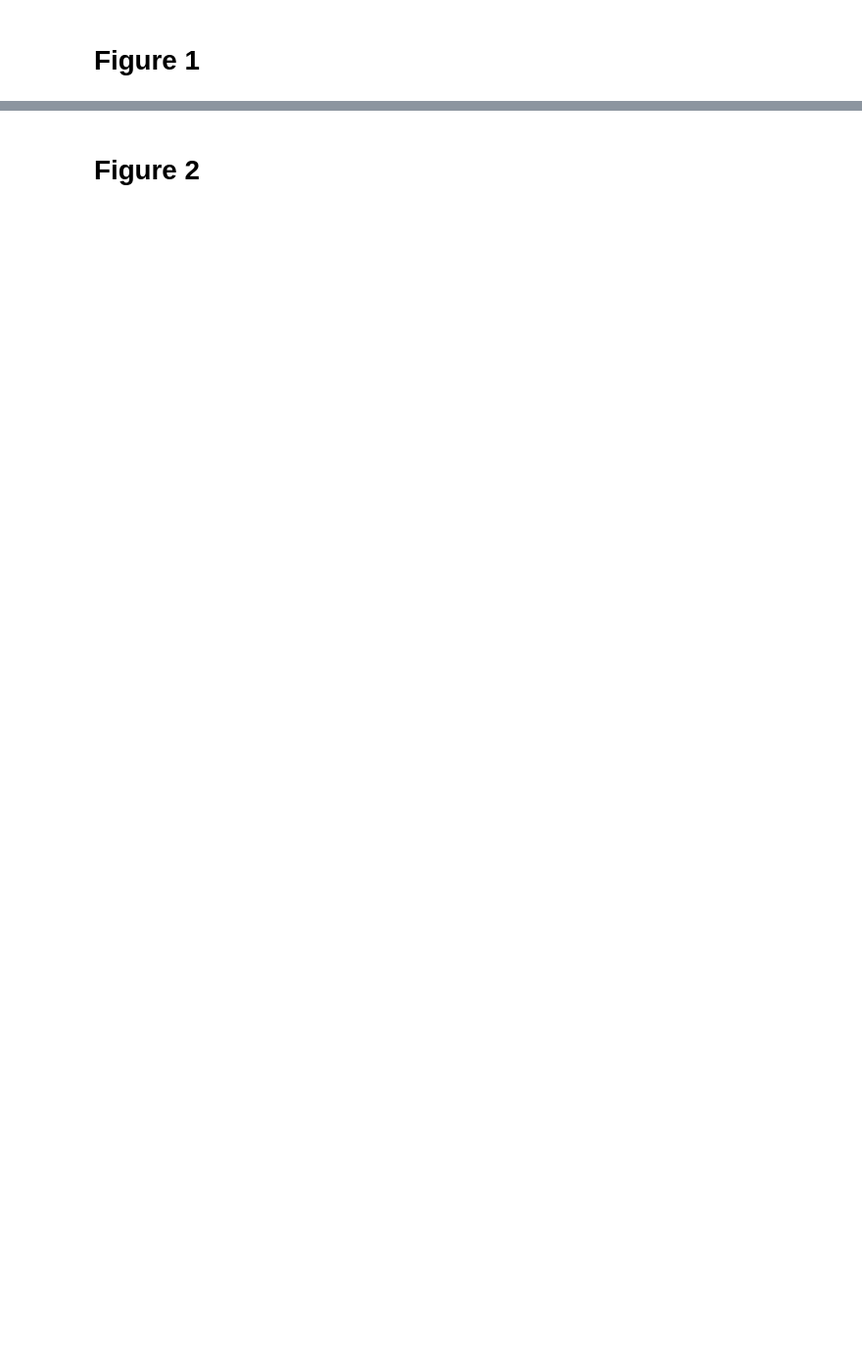
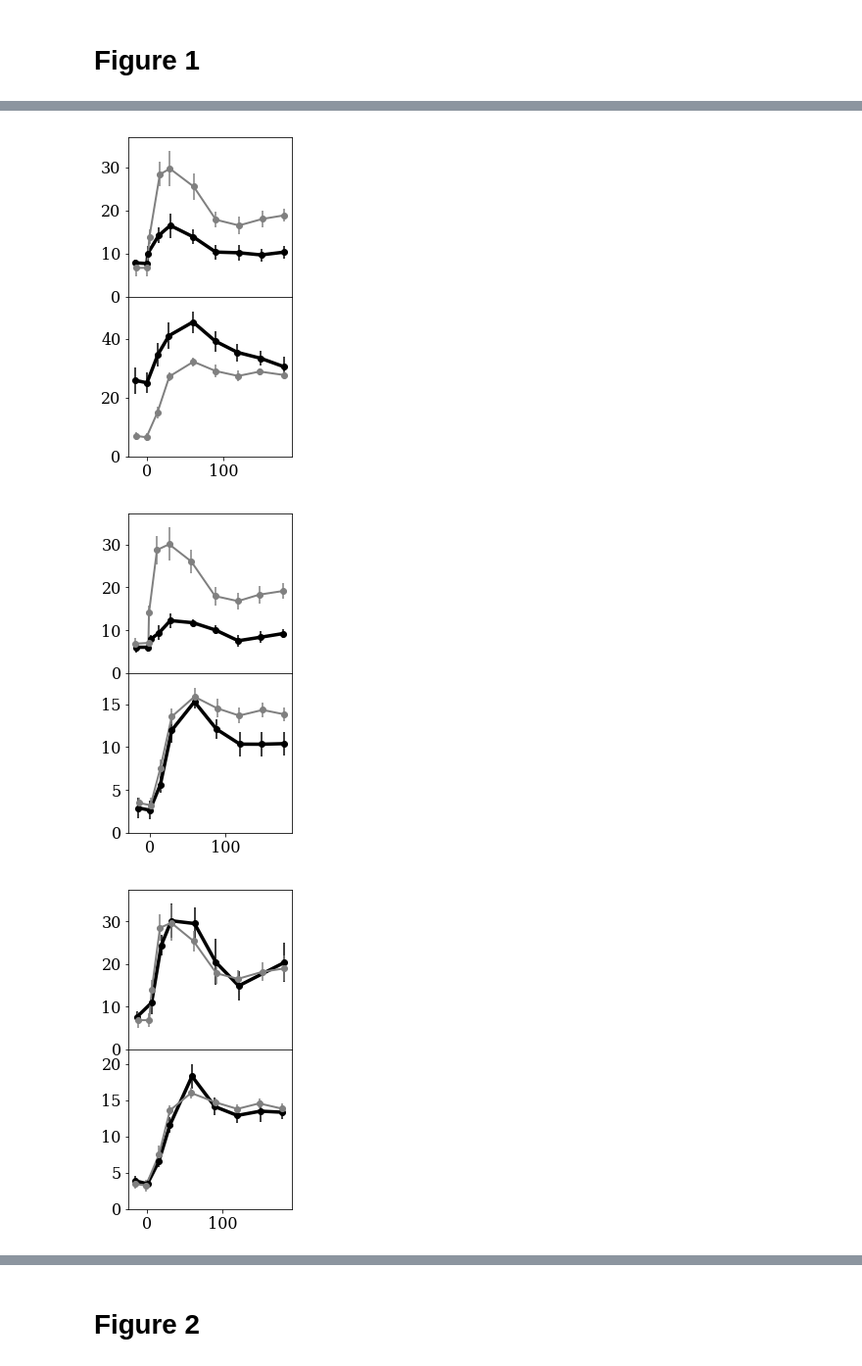
Before and after one commit to omerka-weizmann/hpa_dynamics, a Jupyter notebook: main.ipynb, the cells around one changed output, grey strips where cells are left out. Shown at 98% size. Drawn from its saved outputs; the diff is of its cells as text; code cells hidden in the pictures; blank space fills up the shorter version.

```diff
--- a/main.ipynb
+++ b/main.ipynb
@@ -80,38 +84,39 @@ plot_data((data_depr_ACTH,data_healthy_ACTH,data_meth_ACTH),
 # %%
 """
 Anorexia
 Data from:
 Abnormal Hypothalamic–Pituitary–Adrenal Function in Anorexia Nervosa
 https://www.ncbi.nlm.nih.gov/pubmed/3010109
 format (time, value, SE)
 """
 ACTH_anorexia_pretreatment = np.matrix([[-15.26, 7.83, 0.84], [-0.1, 7.67, 1.33], [0.99, 10.0, 1.83], [15.29, 14.17, 1.83], [30.53, 16.5, 2.83], [60.78, 13.83, 1.67], [89.99, 10.33, 1.67], [120.32, 10.17, 1.83], [149.63, 9.67, 1.5], [179.99, 10.33, 1.5]])
 ACTH_healthy_pretreatment = np.matrix([[-14.29, 6.67, 2.0], [-0.13, 6.67, 2.0], [3.14, 13.83, 1.67], [16.78, 28.33, 2.84], [29.97, 29.67, 4.0], [61.17, 25.5, 3.0], [90.24, 17.83, 1.84], [120.53, 16.5, 2.0], [150.92, 18.0, 1.83], [179.26, 18.83, 1.5]])
 cortisol_anorexia_pretreatment = np.matrix([[-15.23, 25.83, 4.5], [-0.09, 25.0, 3.5], [14.39, 34.67, 4.0], [28.76, 41.0, 4.5], [60.27, 45.67, 3.66], [89.38, 39.17, 3.5], [118.57, 35.33, 3.0], [148.84, 33.33, 2.5], [179.08, 30.5, 3.33]])
 cortisol_healthy_pretreatment = np.matrix([[-14.85, 7.0, 1.33], [-0.71, 6.5, 1.33], [13.73, 15.0, 2.0], [29.31, 27.17, 1.5], [60.83, 32.17, 1.5], [90.04, 29.0, 2.17], [119.31, 27.33, 1.84], [147.68, 28.83, 1.17], [178.99, 27.67, 1.16]])
 ACTH_anorexia_posttreatment = np.matrix([[-17.88, 6.01, 1.35], [-2.8, 6.01, 1.01], [1.16, 7.87, 1.01], [12.16, 9.38, 1.69], [27.14, 12.25, 1.68], [57.31, 11.74, 0.84], [86.52, 10.06, 1.01], [116.76, 7.53, 1.35], [146.89, 8.37, 1.35], [176.01, 9.21, 1.01]])
 ACTH_healthy_posttreatment = np.matrix([[-18.91, 6.85, 1.35], [-1.83, 7.02, 1.18], [-1.06, 14.1, 1.69], [9.5, 28.76, 3.37], [25.54, 30.11, 3.88], [54.82, 26.07, 2.86], [86.26, 17.98, 2.19], [116.45, 16.8, 2.02], [144.54, 18.31, 2.03], [175.67, 19.16, 1.85]])
 cortisol_anorexia_posttreatment = np.matrix([[-15.0, 2.89, 1.16], [0.0, 2.63, 1.08], [14.0, 5.62, 1.0], [29.0, 11.95, 1.5], [59.0, 15.27, 0.75], [88.0, 12.09, 1.09], [119.0, 10.33, 1.42], [147.0, 10.32, 1.41], [178.0, 10.39, 1.33]])
 cortisol_healthy_posttreatment = np.matrix([[-14.0, 3.47, 0.67], [1.0, 3.21, 0.84], [14.0, 7.54, 1.0], [29.0, 13.54, 0.91], [59.0, 15.86, 1.08], [89.0, 14.51, 1.08], [118.0, 13.66, 0.92], [149.0, 14.32, 0.83], [178.0, 13.8, 0.84]])
 ACTH_healthy_ltm = np.matrix([[-12.29, 6.8, 1.81], [2.64, 6.8, 1.64], [6.1, 14.02, 2.29], [17.01, 28.44, 3.12], [32.0, 29.59, 4.26], [61.57, 25.33, 2.46], [91.91, 17.79, 2.46], [120.68, 16.48, 1.96], [152.62, 18.11, 2.14], [182.52, 18.93, 2.96]])
 ACTH_anorexia_ltm = np.matrix([[-13.23, 7.62, 1.31], [5.89, 10.9, 2.62], [18.72, 24.34, 2.46], [32.04, 30.08, 3.94], [62.84, 29.43, 3.77], [91.09, 20.41, 5.41], [121.56, 14.84, 3.44], [181.61, 20.25, 4.59]])
 cortisol_healthy_ltm = np.matrix([[-15.54, 3.47, 0.66], [-1.64, 3.23, 0.82], [15.7, 7.52, 1.23], [30.23, 13.61, 0.66], [58.33, 16.01, 0.74], [91.03, 14.71, 0.57], [119.8, 13.81, 0.58], [148.72, 14.57, 0.66], [179.49, 13.84, 0.74]])
 cortisol_anorexia_ltm = np.matrix([[-15.5, 3.88, 0.74], [0.37, 3.48, 0.57], [15.61, 6.61, 0.82], [30.03, 11.55, 1.07], [59.55, 18.32, 1.72], [89.98, 14.13, 1.24], [119.71, 12.91, 1.07], [150.61, 13.5, 1.48], [179.44, 13.35, 0.9]])
 
-plot_data((ACTH_anorexia_pretreatment,ACTH_healthy_pretreatment),
-             1,'ACTH','ACTH_PRETREATMENT')
-plot_data((cortisol_anorexia_pretreatment,cortisol_healthy_pretreatment),
-             1,'cortisol','CORTISOL_PRETREATMENT')
+plot_data(((ACTH_anorexia_pretreatment,ACTH_healthy_pretreatment),
+           (cortisol_anorexia_pretreatment,cortisol_healthy_pretreatment)),
+             1,dirname='ANOREXIA_DATA',fname='ACTH_PRETREATMENT')
 
-plot_data((ACTH_anorexia_posttreatment,ACTH_healthy_posttreatment),
-          1,'ACTH','ACTH_POSTTREATMENT')
-plot_data((cortisol_anorexia_posttreatment,cortisol_healthy_posttreatment),
-          1,'cortisol','CORTISOL_POSTTREATMENT')
+plot_data(((ACTH_anorexia_posttreatment,ACTH_healthy_posttreatment),
+           (cortisol_anorexia_posttreatment,cortisol_healthy_posttreatment)),
+             1,dirname='ANOREXIA_DATA',fname='ACTH_POSTTREATMENT')
 
-plot_data((ACTH_anorexia_ltm,ACTH_healthy_ltm),
-          1,'ACTH','ACTH_POSTTREATMENT_LONGTERM')
-plot_data((cortisol_anorexia_ltm,cortisol_healthy_ltm),
-          1,'cortisol','CORTISOL_POSTTREATMENT_LONGTERM')
+plot_data(((ACTH_anorexia_ltm,ACTH_healthy_ltm),
+           (cortisol_anorexia_ltm,cortisol_healthy_ltm)),
+             1,dirname='ANOREXIA_DATA',fname='ACTH_POSTTREATMENT_LONGTERM')
+# %% [output]
+[figure, added]
+[figure, added]
+[figure, added]
 # %%
 """
 Alcoholism.
```
Also changed, not shown: parts of 11 cells of this notebook.
